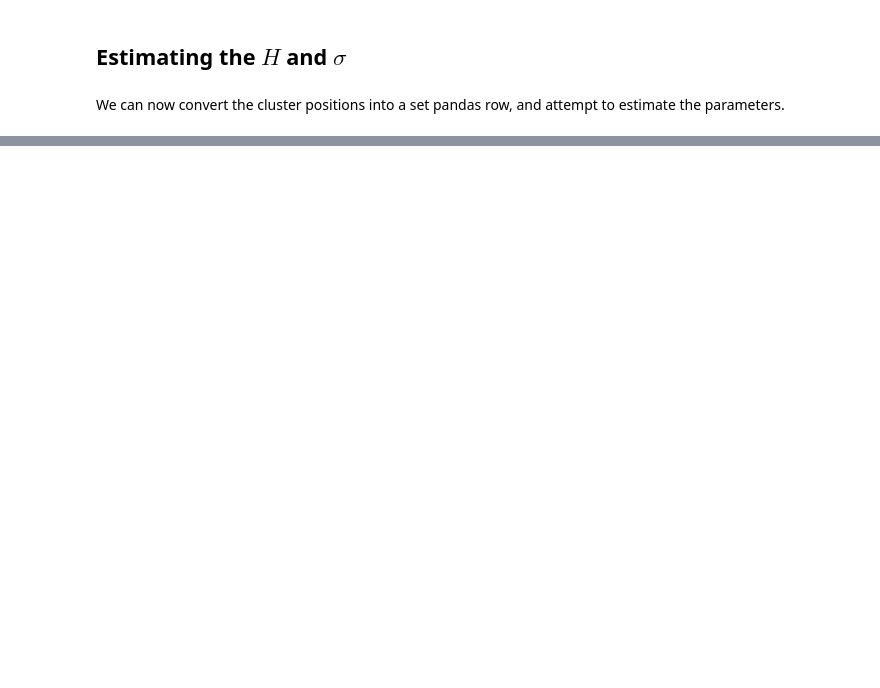
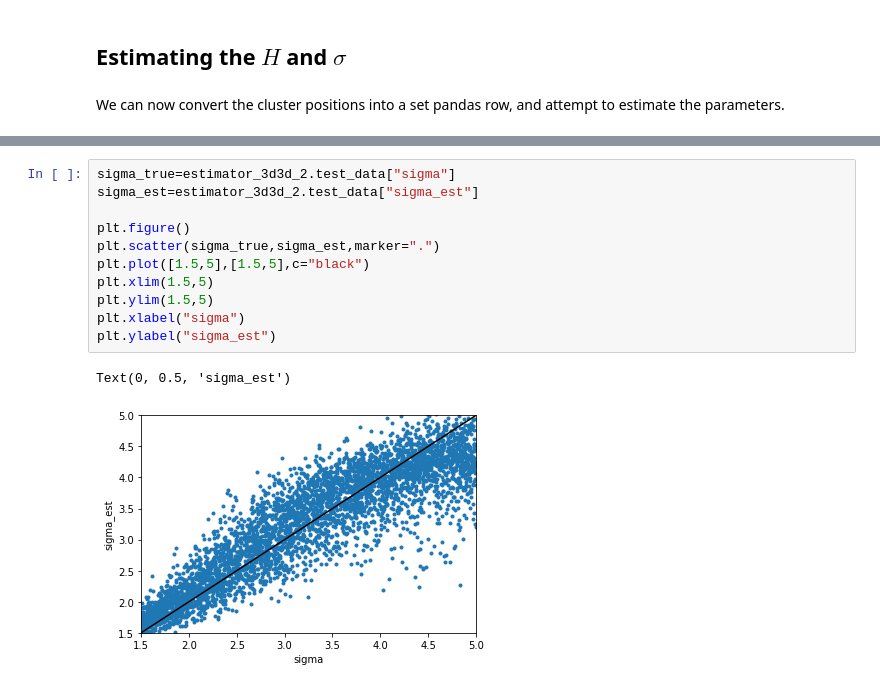
Before and after one commit to odlomax/LEAPS2019, a Jupyter notebook: cluster_stats.ipynb, the cells around one changed output, grey strips where cells are left out. Cells and saved outputs as stored; diff of their text form; blank space fills up the shorter version.

```diff
--- a/cluster_stats.ipynb
+++ b/cluster_stats.ipynb
@@ -553,0 +585,14 @@ print(cluster_table)
+# %%
+sigma_true=estimator_3d3d_2.test_data["sigma"]
+sigma_est=estimator_3d3d_2.test_data["sigma_est"]
+
+plt.figure()
+plt.scatter(sigma_true,sigma_est,marker=".")
+plt.plot([1.5,5],[1.5,5],c="black")
+plt.xlim(1.5,5)
+plt.ylim(1.5,5)
+plt.xlabel("sigma")
+plt.ylabel("sigma_est")
+# %% [output]
+Text(0, 0.5, 'sigma_est')
+[figure, added]
```
Also changed, not shown: parts of 7 cells of this notebook.
